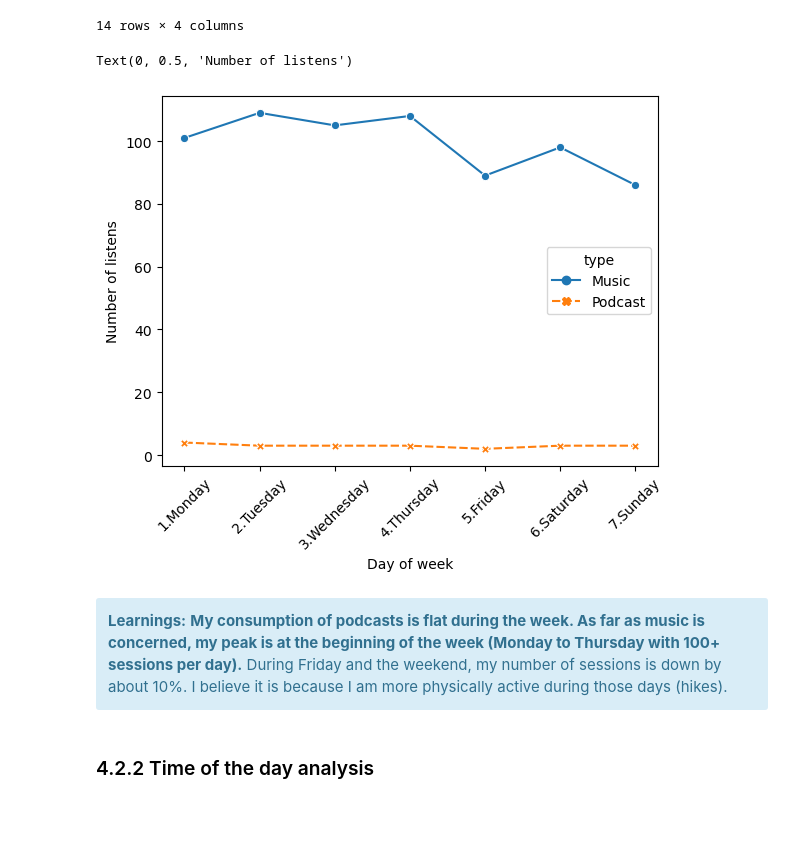
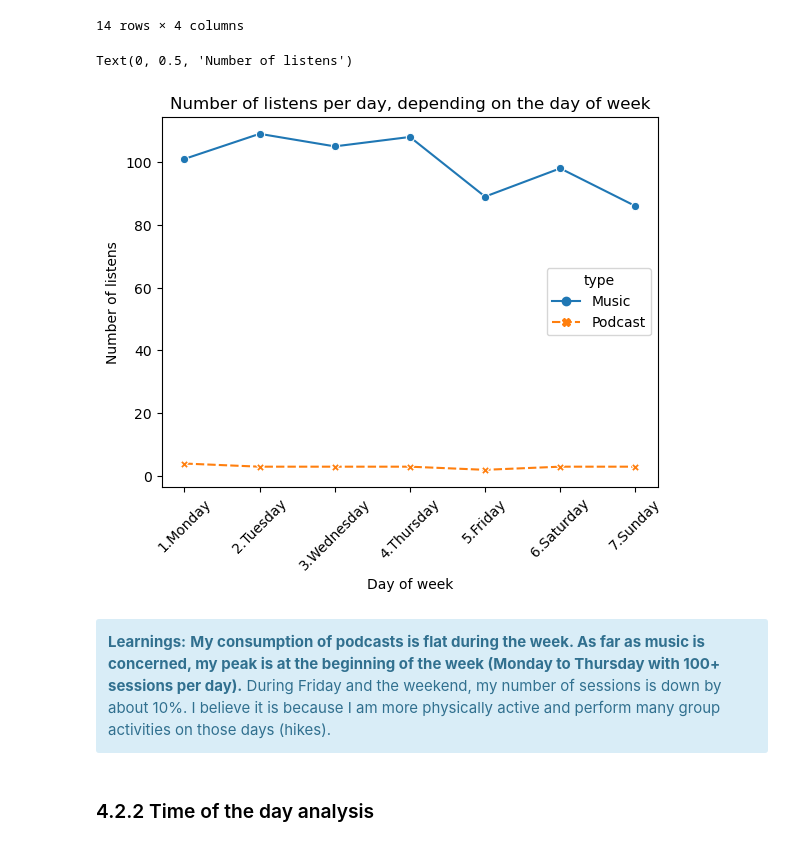
Before and after one commit to MargotMarchais/Spotify_wrapped, a Jupyter notebook: Spotify_analysis.ipynb, the cells around one changed output. Saved outputs shown, nothing was run; the diff lists cells and outputs as text; code cells hidden in the pictures; blank space fills up the shorter version.

```diff
--- a/Spotify_analysis.ipynb
+++ b/Spotify_analysis.ipynb
@@ -354,15 +356,16 @@ day_of_week
 # %%
 g= sns.lineplot(data = day_of_week.sort_values("day_of_week"), x = "day_of_week", y = "avg_nb_sessions",
              hue = "type", style = "type", markers = True)
 plt.xticks(rotation=45)
+plt.title("Number of listens per day, depending on the day of week")
 plt.xlabel("Day of week")
 plt.ylabel("Number of listens")
 # %% [output]
 Text(0, 0.5, 'Number of listens')
-[figure, old version]
+[figure, new version]
 # %% [markdown]
 <div class="alert alert-block alert-info">
-    <b>Learnings:</b> <b>My consumption of podcasts is flat during the week. As far as music is concerned, my peak is at the beginning of the week (Monday to Thursday with 100+ sessions per day).</b> During Friday and the weekend, my number of sessions is down by about 10%. I believe it is because I am more physically active during those days (hikes).
+    <b>Learnings:</b> <b>My consumption of podcasts is flat during the week. As far as music is concerned, my peak is at the beginning of the week (Monday to Thursday with 100+ sessions per day).</b> During Friday and the weekend, my number of sessions is down by about 10%. I believe it is because I am more physically active and perform many group activities on those days (hikes).
 # %% [markdown]
 ### 4.2.2 Time of the day analysis
 # %%
```
Also changed, not shown: parts of 20 cells of this notebook.
